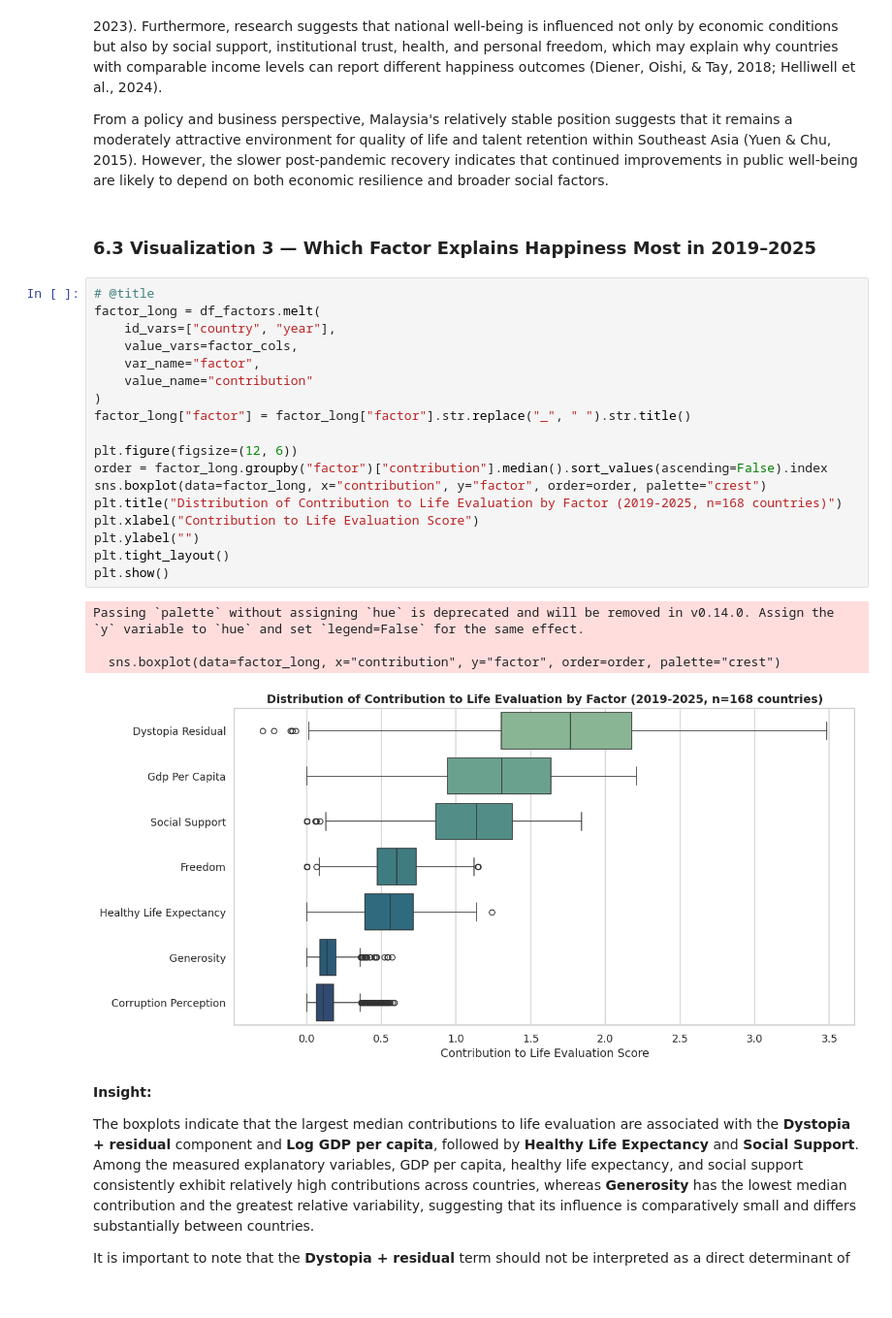
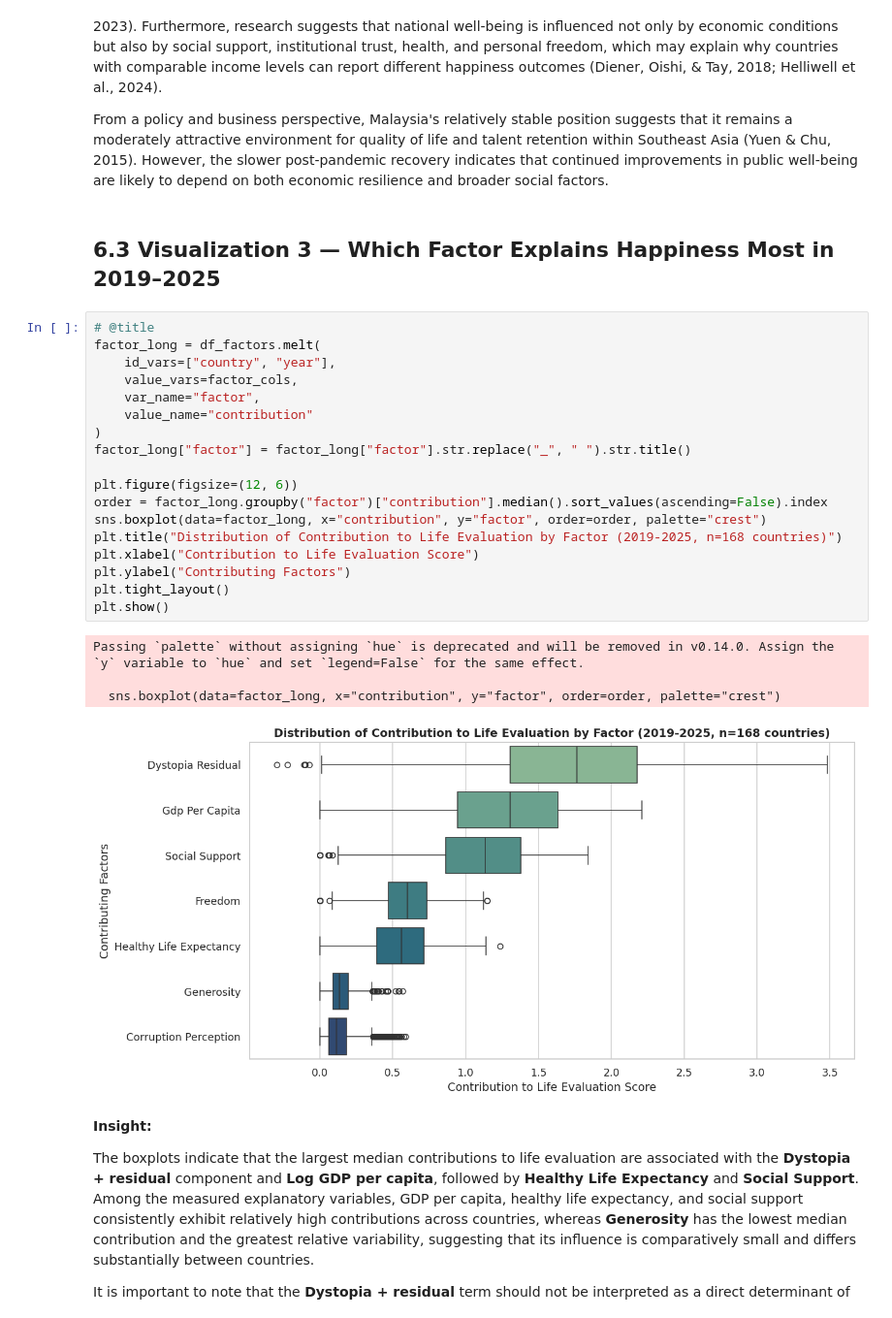
Before and after one commit to saranya0207/Assignment2_DataScience, a Jupyter notebook: WHR_Analysis.ipynb, the cells around one changed output. Shown at 97% size. Saved outputs shown, nothing was run; the diff lists cells and outputs as text.

```diff
--- a/WHR_Analysis.ipynb
+++ b/WHR_Analysis.ipynb
@@ -401,30 +401,30 @@ The gradual recovery observed after the pandemic is consistent with broader evid
 
 From a policy and business perspective, Malaysia's relatively stable position suggests that it remains a moderately attractive environment for quality of life and talent retention within Southeast Asia (Yuen & Chu, 2015). However, the slower post-pandemic recovery indicates that continued improvements in public well-being are likely to depend on both economic resilience and broader social factors.
 # %% [markdown]
-### 6.3 Visualization 3 — Which Factor Explains Happiness Most in 2019–2025
+## 6.3 Visualization 3 — Which Factor Explains Happiness Most in 2019–2025
 # %%
 # @title
 factor_long = df_factors.melt(
     id_vars=["country", "year"],
     value_vars=factor_cols,
     var_name="factor",
     value_name="contribution"
 )
 factor_long["factor"] = factor_long["factor"].str.replace("_", " ").str.title()
 
 plt.figure(figsize=(12, 6))
 order = factor_long.groupby("factor")["contribution"].median().sort_values(ascending=False).index
 sns.boxplot(data=factor_long, x="contribution", y="factor", order=order, palette="crest")
 plt.title("Distribution of Contribution to Life Evaluation by Factor (2019-2025, n=168 countries)")
 plt.xlabel("Contribution to Life Evaluation Score")
-plt.ylabel("")
+plt.ylabel("Contributing Factors")
 plt.tight_layout()
 plt.show()
 # %% [output]
 Passing `palette` without assigning `hue` is deprecated and will be removed in v0.14.0. Assign the `y` variable to `hue` and set `legend=False` for the same effect.
 
   sns.boxplot(data=factor_long, x="contribution", y="factor", order=order, palette="crest")
-[figure, old version]
+[figure, new version]
 # %% [markdown]
 **Insight:**
 
```
Also changed, not shown: parts of 22 cells of this notebook.
